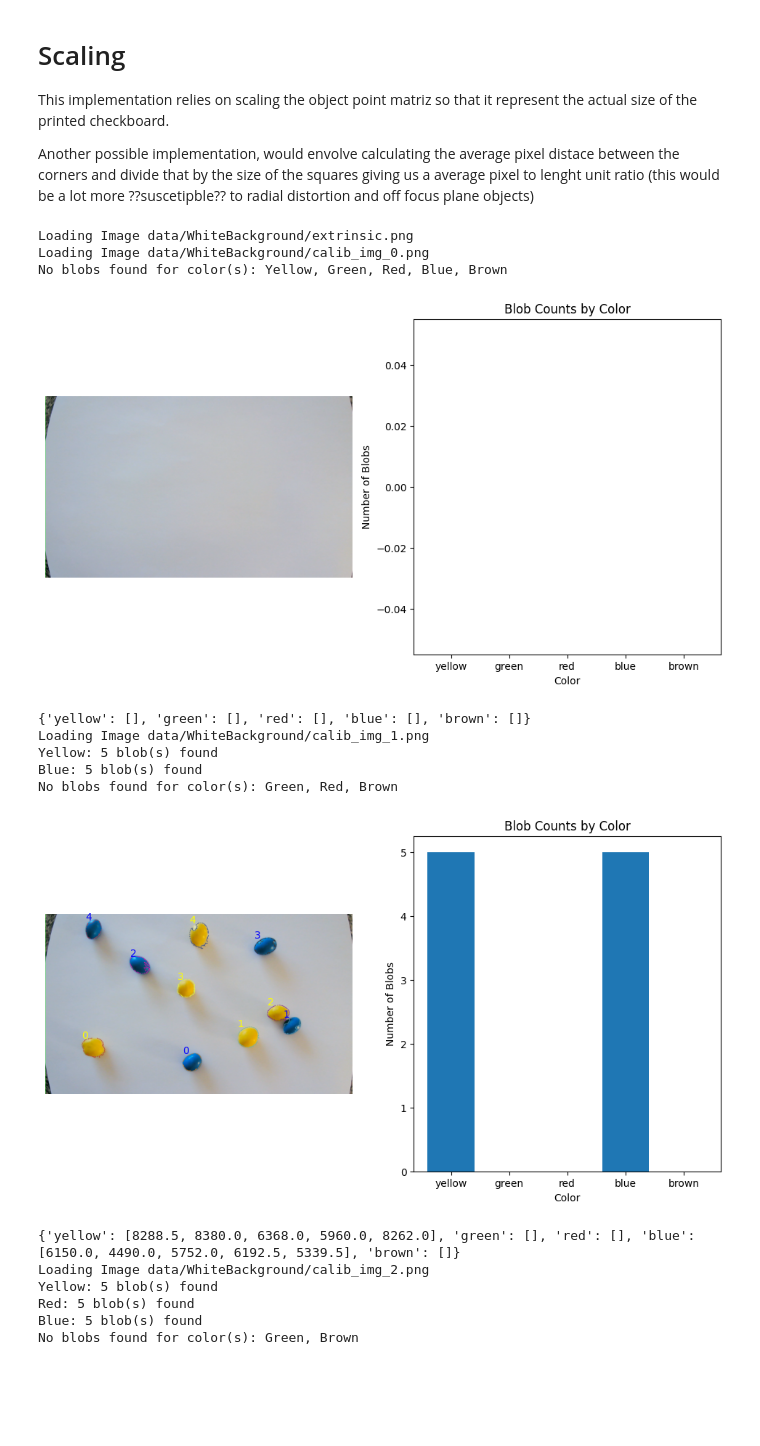
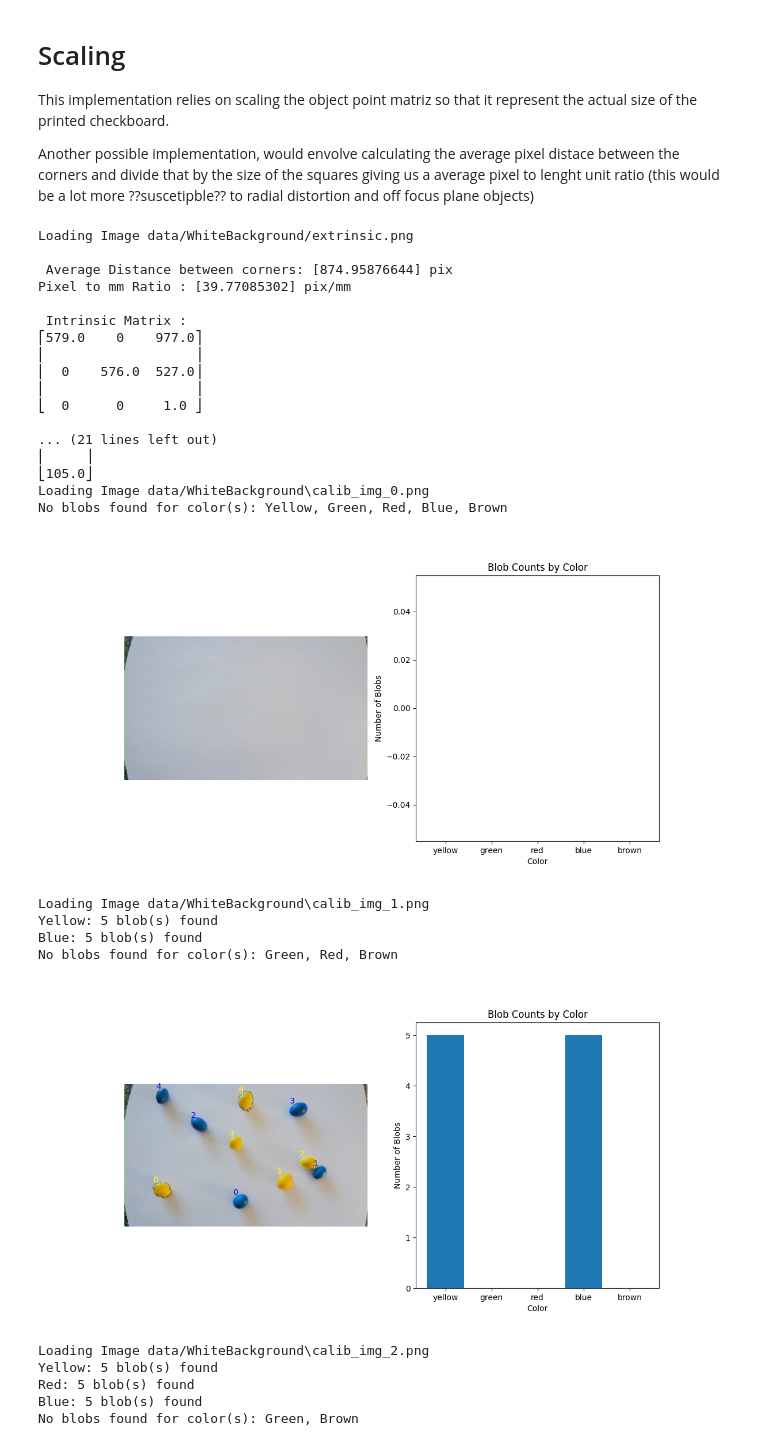
Before and after one commit to martinhofigueiredo/VC, a Jupyter notebook: assignment1/deliverable.ipynb, the cells around one changed output. Drawn from its saved outputs; the diff is of its cells as text; code cells hidden in the pictures; blank space fills up the shorter version.

```diff
--- a/assignment1/deliverable.ipynb
+++ b/assignment1/deliverable.ipynb
@@ -240,20 +260,20 @@ def count_candies(img, outtype='num'):
 
     # Define the ranges of hue values for each color
     hue_ranges = {
-        'yellow': [(30, 40)],
-        'green': [(70, 130)],
-        'red': [(0, 15),(240,255)],
-        'blue': [(143, 149)],
-        'brown': [(10, 20)]
-    }
-    # Define the ranges of hue values for each color
+    'yellow': [(30, 60)],
+    'green': [(90, 130)],
+    'red': [(0, 15),(240,255)],
+    'blue': [(130, 160)],
+    'brown': [(10, 20)]
+}
+# Define the ranges of hue values for each color
     sat_ranges = {
-        'yellow': [(45, 255)],
-        'green': [(70,255)],
-        'red': [(125, 255)],
-        'blue': [(180, 255)],
-        'brown': [(125, 255)]
-    }
+    'yellow': [(50, 255)],
+    'green': [(70,255)], # value between 0 and 230
+    'red': [(120, 255)],
+    'blue': [(200, 255)],
+    'brown': [(125, 255)]
+}
 
     area_countors = {
         'yellow': [],
@@ -315,36 +335,48 @@ def count_candies(img, outtype='num'):
 # %%
 # White Background
 
 import random
 images = sorted(glob.glob(f'data/WhiteBackground/calib_img_*.png'))
 path_ex ='data/WhiteBackground/extrinsic.png'
 print(f'Loading Image {path_ex}')
 
 extrinsic = cv.imread(path_ex)
-outtype = 'none'
+outtype = 'num'
 
 mtx, dist = calibration(extrinsic, outtype)
 
 for fname in images:
 
     print(f"Loading Image {fname}")
     img = cv.imread(fname)
     unwarped = unwarp(img, mtx, dist)
     roi = white_background(unwarped, outtype)
     count_candies(roi)
 # %% [output]
 Loading Image data/WhiteBackground/extrinsic.png
-Loading Image data/WhiteBackground/calib_img_0.png
+
+ Average Distance between corners: [874.95876644] pix
+Pixel to mm Ratio : [39.77085302] pix/mm
+
+ Intrinsic Matrix :
+⎡579.0    0    977.0⎤
+⎢                   ⎥
+⎢  0    576.0  527.0⎥
+⎢                   ⎥
+⎣  0      0     1.0 ⎦
+
+... (21 lines left out)
+⎢     ⎥
+⎣105.0⎦
+Loading Image data/WhiteBackground\calib_img_0.png
 No blobs found for color(s): Yellow, Green, Red, Blue, Brown
-[figure, old version]
+[figure, new version]
-{'yellow': [], 'green': [], 'red': [], 'blue': [], 'brown': []}
-Loading Image data/WhiteBackground/calib_img_1.png
+Loading Image data/WhiteBackground\calib_img_1.png
 Yellow: 5 blob(s) found
 Blue: 5 blob(s) found
 No blobs found for color(s): Green, Red, Brown
-[figure, old version]
+[figure, new version]
-{'yellow': [8288.5, 8380.0, 6368.0, 5960.0, 8262.0], 'green': [], 'red': [], 'blue': [6150.0, 4490.0, 5752.0, 6192.5, 5339.5], 'brown': []}
-Loading Image data/WhiteBackground/calib_img_2.png
+Loading Image data/WhiteBackground\calib_img_2.png
 Yellow: 5 blob(s) found
 Red: 5 blob(s) found
 Blue: 5 blob(s) found
```
Also changed, not shown: parts of 4 cells of this notebook, 1 other file.
